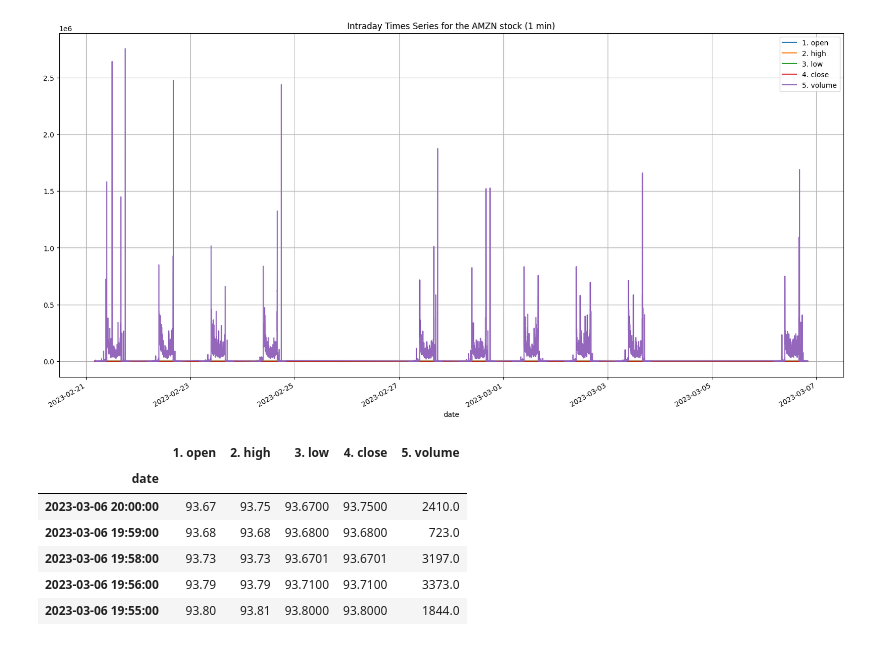
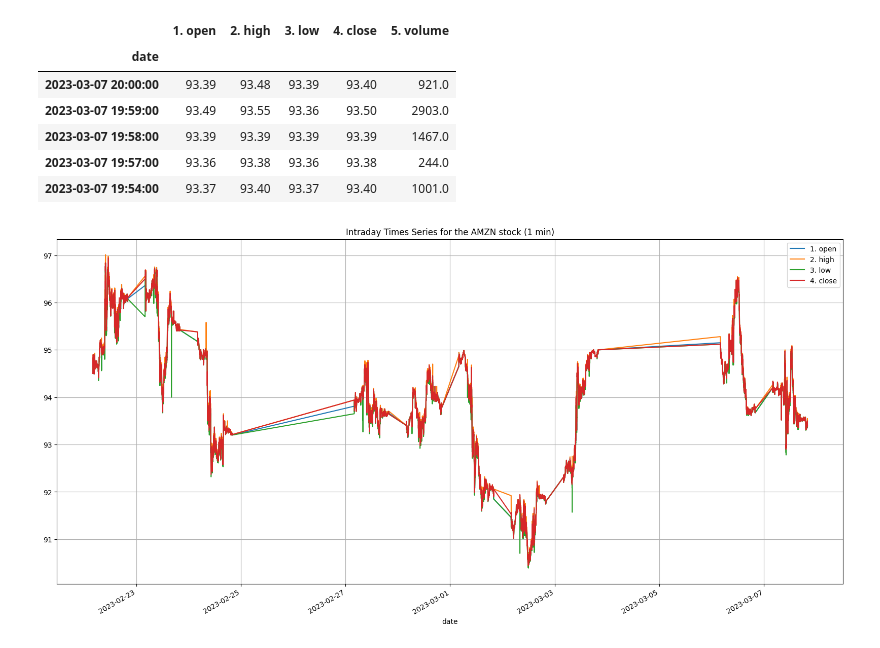
Before and after one commit to Jcz125/An-Application-of-Deep-Reinforcement-Learning-to-Algorithmic-Trading, a Jupyter notebook: liveData.ipynb, the cells around one changed output. Saved outputs shown, nothing was run; the diff lists cells and outputs as text; code cells hidden in the pictures.

```diff
--- a/liveData.ipynb
+++ b/liveData.ipynb
@@ -10,20 +17,22 @@ ALPHA_VANTAGE_API_KEY = os.environ['AV_API_KEY']
 # %%
-  # Initialize the TimeSeries class with key and output format
+# Initialize the TimeSeries class with key and output format
 ts = TimeSeries(key=ALPHA_VANTAGE_API_KEY, output_format='pandas')
 
 # Get json object with the intraday data and information of the data
 intraday_data, data_info = ts.get_intraday('AMZN', outputsize='full', interval='1min')
 
+display(intraday_data.head())
+intraday_data = intraday_data.drop(["5. volume"], axis=1)
 intraday_data.plot()
 plt.title('Intraday Times Series for the AMZN stock (1 min)')
 plt.grid()
 plt.show()
 # %% [output]
+|  | 1. open | 2. high | 3. low | 4. close | 5. volume |
+| date |  |  |  |  |  |
+| 2023-03-07 20:00:00 | 93.39 | 93.48 | 93.39 | 93.40 | 921.0 |
+| 2023-03-07 19:59:00 | 93.49 | 93.55 | 93.36 | 93.50 | 2903.0 |
+| 2023-03-07 19:58:00 | 93.39 | 93.39 | 93.39 | 93.39 | 1467.0 |
+| 2023-03-07 19:57:00 | 93.36 | 93.38 | 93.36 | 93.38 | 244.0 |
+| 2023-03-07 19:54:00 | 93.37 | 93.40 | 93.37 | 93.40 | 1001.0 |
-[figure, old version]
+[figure, new version]
-|  | 1. open | 2. high | 3. low | 4. close | 5. volume |
-| date |  |  |  |  |  |
-| 2023-03-06 20:00:00 | 93.67 | 93.75 | 93.6700 | 93.7500 | 2410.0 |
-| 2023-03-06 19:59:00 | 93.68 | 93.68 | 93.6800 | 93.6800 | 723.0 |
-| 2023-03-06 19:58:00 | 93.73 | 93.73 | 93.6701 | 93.6701 | 3197.0 |
-| 2023-03-06 19:56:00 | 93.79 | 93.79 | 93.7100 | 93.7100 | 3373.0 |
-| 2023-03-06 19:55:00 | 93.80 | 93.81 | 93.8000 | 93.8000 | 1844.0 |
```
Also changed, not shown: parts of 4 cells of this notebook, 23 other files.
